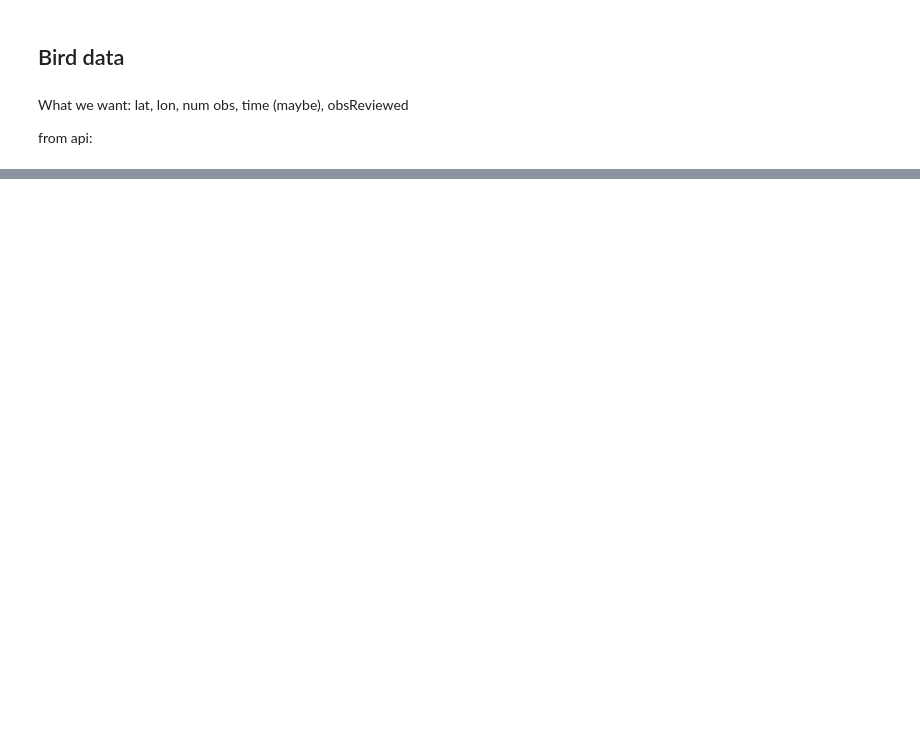
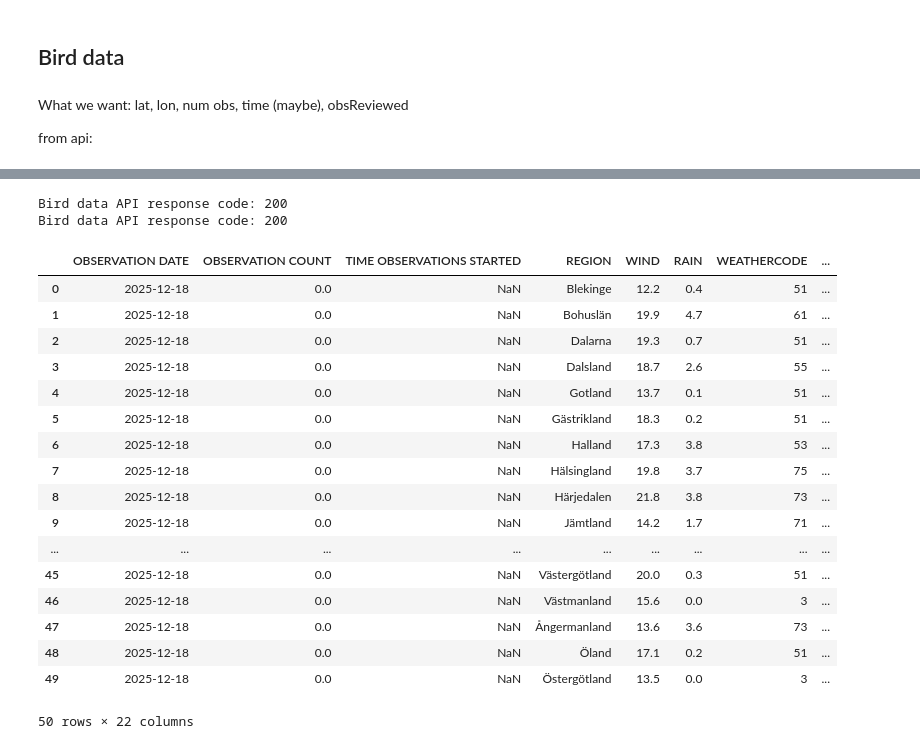
Before and after one commit to JarlSteph/BirdUp, a Jupyter notebook: temp_test.ipynb, the cells around one changed output, grey strips where cells are left out. Cells and saved outputs as stored; diff of their text form; code cells hidden in the pictures; blank space fills up the shorter version.

```diff
--- a/temp_test.ipynb
+++ b/temp_test.ipynb
@@ -17,8 +7,0 @@ print(golden)
-# %%
-#print(white[0])
-lat = 57.7358823
-lng = 13.4065944
-# %%
-map=SwedenMap()
-
-print(map.point_to_region(lat, lng))
@@ -367,0 +388,24 @@ def historical():
+# %%
+daily_data = daily()
+daily_data
+# %% [output]
+Bird data API response code: 200
+Bird data API response code: 200
+|  | OBSERVATION DATE | OBSERVATION COUNT | TIME OBSERVATIONS STARTED | REGION | WIND | RAIN | WEATHERCODE | ... |
+| 0 | 2025-12-18 | 0.0 | NaN | Blekinge | 12.2 | 0.4 | 51 | ... |
+| 1 | 2025-12-18 | 0.0 | NaN | Bohuslän | 19.9 | 4.7 | 61 | ... |
+| 2 | 2025-12-18 | 0.0 | NaN | Dalarna | 19.3 | 0.7 | 51 | ... |
+| 3 | 2025-12-18 | 0.0 | NaN | Dalsland | 18.7 | 2.6 | 55 | ... |
+| 4 | 2025-12-18 | 0.0 | NaN | Gotland | 13.7 | 0.1 | 51 | ... |
+| 5 | 2025-12-18 | 0.0 | NaN | Gästrikland | 18.3 | 0.2 | 51 | ... |
+| 6 | 2025-12-18 | 0.0 | NaN | Halland | 17.3 | 3.8 | 53 | ... |
+| 7 | 2025-12-18 | 0.0 | NaN | Hälsingland | 19.8 | 3.7 | 75 | ... |
+| 8 | 2025-12-18 | 0.0 | NaN | Härjedalen | 21.8 | 3.8 | 73 | ... |
+| 9 | 2025-12-18 | 0.0 | NaN | Jämtland | 14.2 | 1.7 | 71 | ... |
+| ... | ... | ... | ... | ... | ... | ... | ... | ... |
+| 45 | 2025-12-18 | 0.0 | NaN | Västergötland | 20.0 | 0.3 | 51 | ... |
+| 46 | 2025-12-18 | 0.0 | NaN | Västmanland | 15.6 | 0.0 | 3 | ... |
+| 47 | 2025-12-18 | 0.0 | NaN | Ångermanland | 13.6 | 3.6 | 73 | ... |
+| 48 | 2025-12-18 | 0.0 | NaN | Öland | 17.1 | 0.2 | 51 | ... |
+| 49 | 2025-12-18 | 0.0 | NaN | Östergötland | 13.5 | 0.0 | 3 | ... |
+50 rows × 22 columns
```
Also changed, not shown: parts of 14 cells of this notebook, 2 other files.
